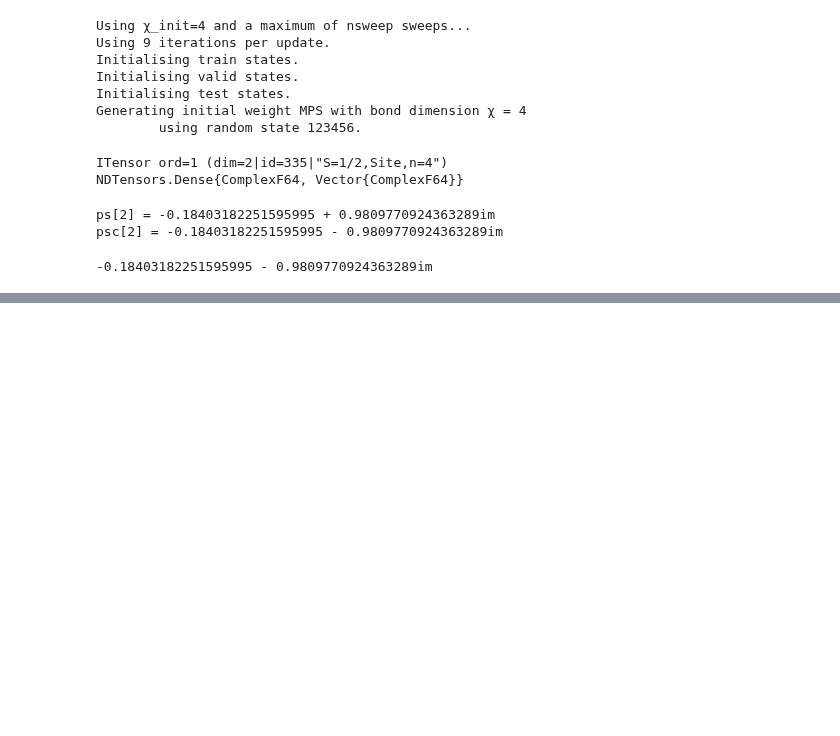
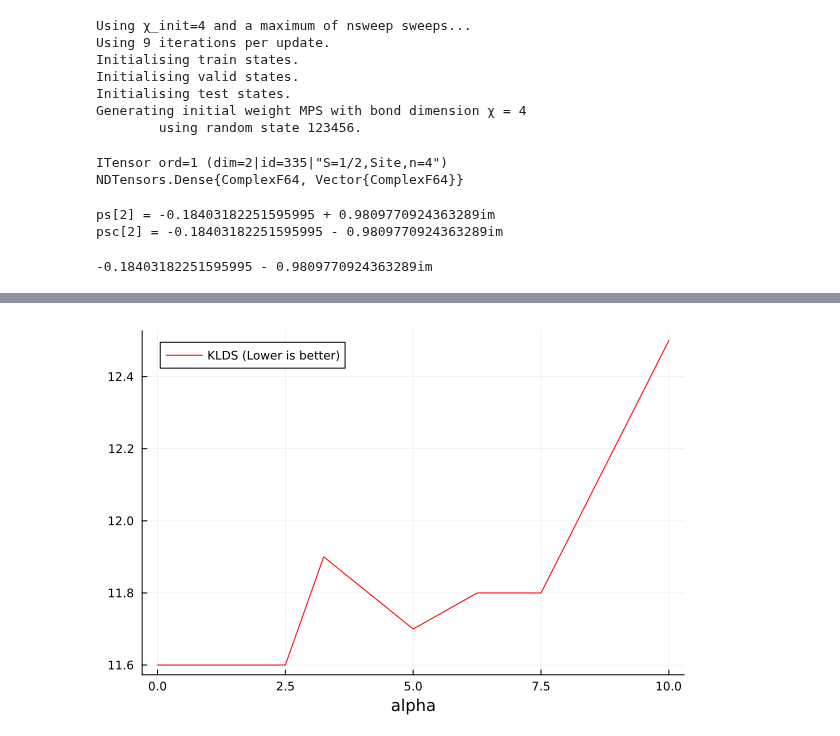
Before and after one commit to jmoo2880/QuantumInspiredML, a Jupyter notebook: LogLoss/ffts.ipynb, the cells around one changed output, grey strips where cells are left out. Saved outputs shown, nothing was run; the diff lists cells and outputs as text; code cells hidden in the pictures; blank space fills up the shorter version.

```diff
--- a/LogLoss/ffts.ipynb
+++ b/LogLoss/ffts.ipynb
@@ -210,0 +278,4 @@ psc[2] = -0.18403182251595995 - 0.9809770924363289im
+# %%
+plot(xs, klds,color=:red,label="KLDS (Lower is better)", xlabel="alpha")
+# %% [output]
+[figure, added]
```
Also changed, not shown: parts of 11 cells of this notebook, 3 other files.
